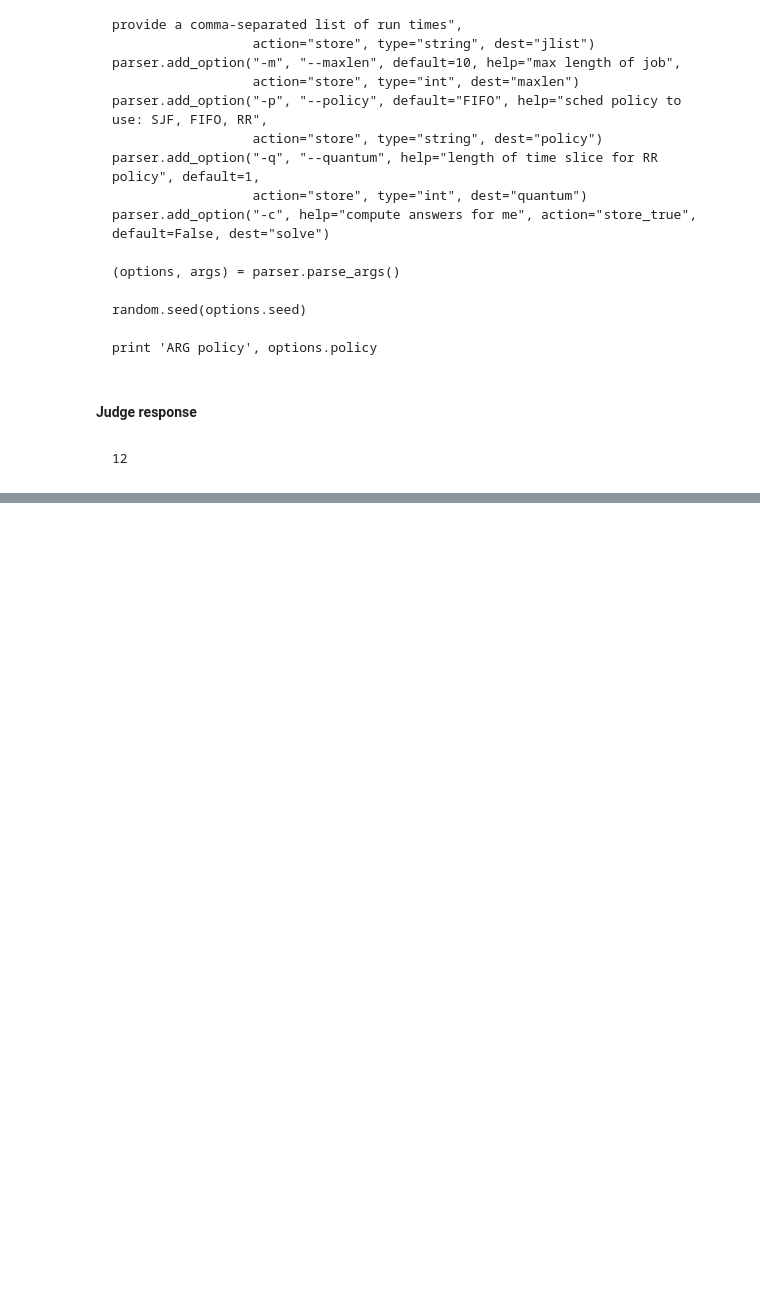
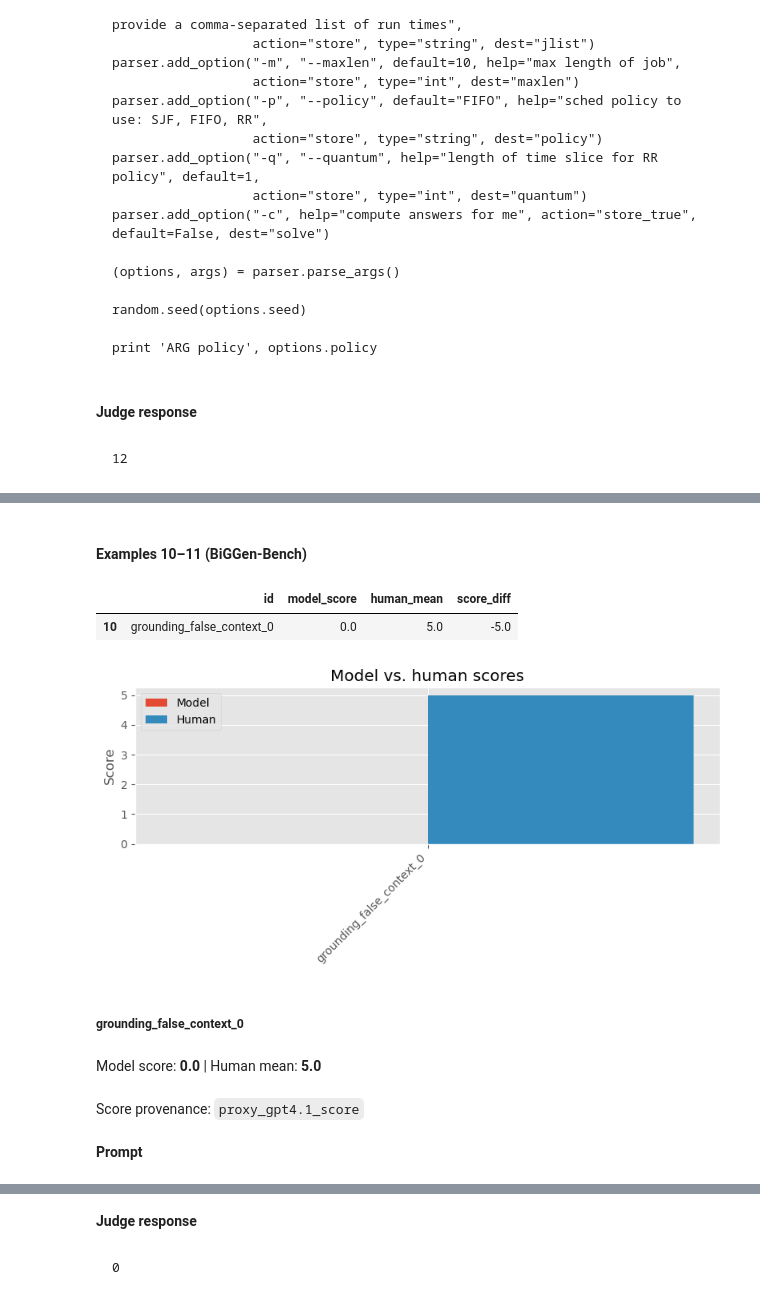
Before and after one commit to VincentLi1/Judging-with-Examples, a Jupyter notebook: data_analysis.ipynb, the cells around one changed output, grey strips where cells are left out. Cells and saved outputs as stored; diff of their text form; code cells hidden in the pictures; blank space fills up the shorter version.

Commit message:
added TODOs for data_analysis.iypnb

`````diff
--- a/data_analysis.ipynb
+++ b/data_analysis.ipynb
@@ -763,0 +521,14 @@ Error:
+# %%
+subset(10, 11, "biggen_bench")
+# TODO: seems like the student answers are all "Hello World!"
+# Is that the way the dataset actually is, or is that simply
+# a few demo responses?
+# %% [output]
+#### Examples 10–11 (BiGGen-Bench)
+|  | id | model_score | human_mean | score_diff |
+| 10 | grounding_false_context_0 | 0.0 | 5.0 | -5.0 |
+[figure, added]
+##### grounding_false_context_0
+Model score: **0.0** | Human mean: **5.0**
+Score provenance: `proxy_gpt4.1_score`
+**Prompt**
@@ -763,0 +578,4 @@ Error:
+**Judge response**
+````
+0
+````
`````
Also changed, not shown: parts of 8 cells of this notebook.
